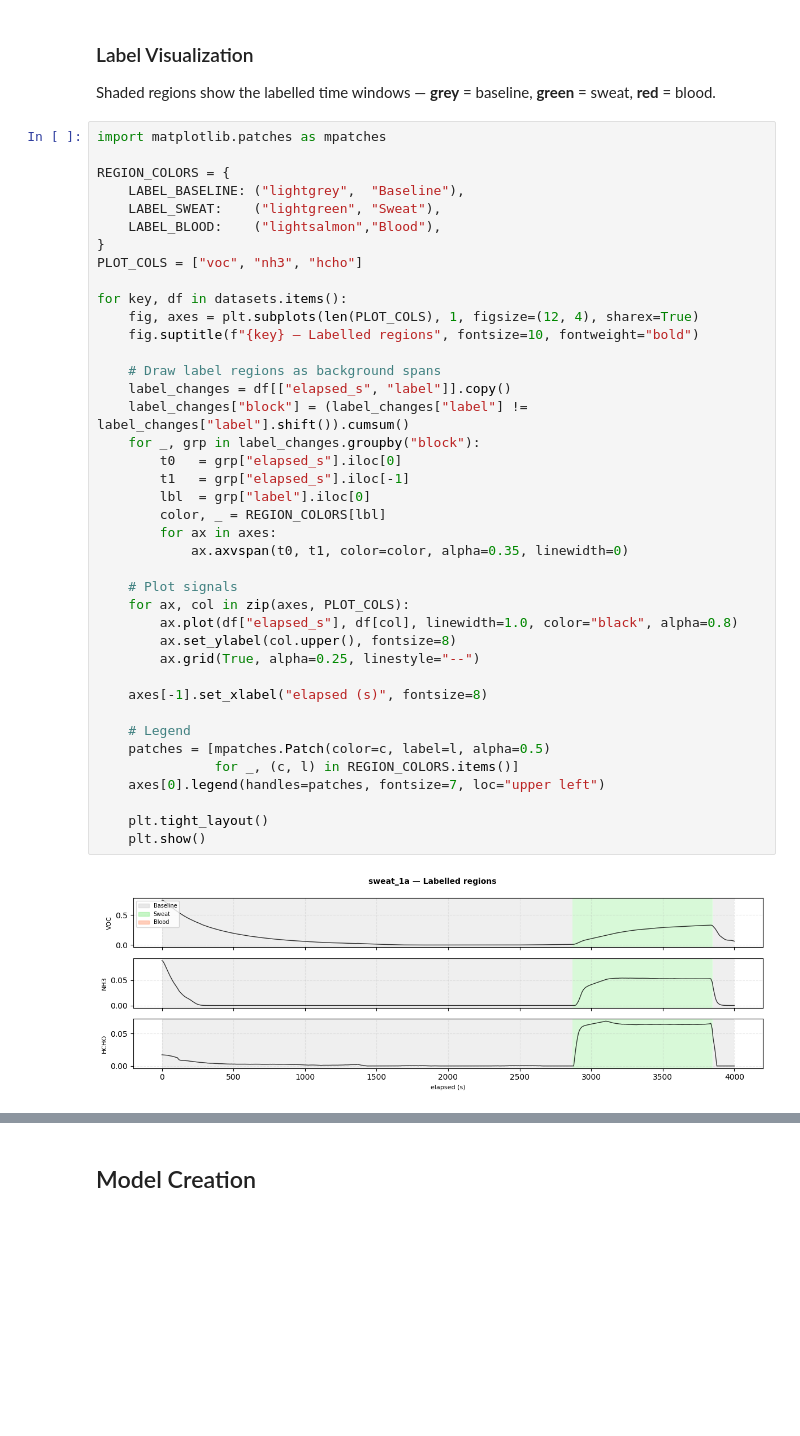
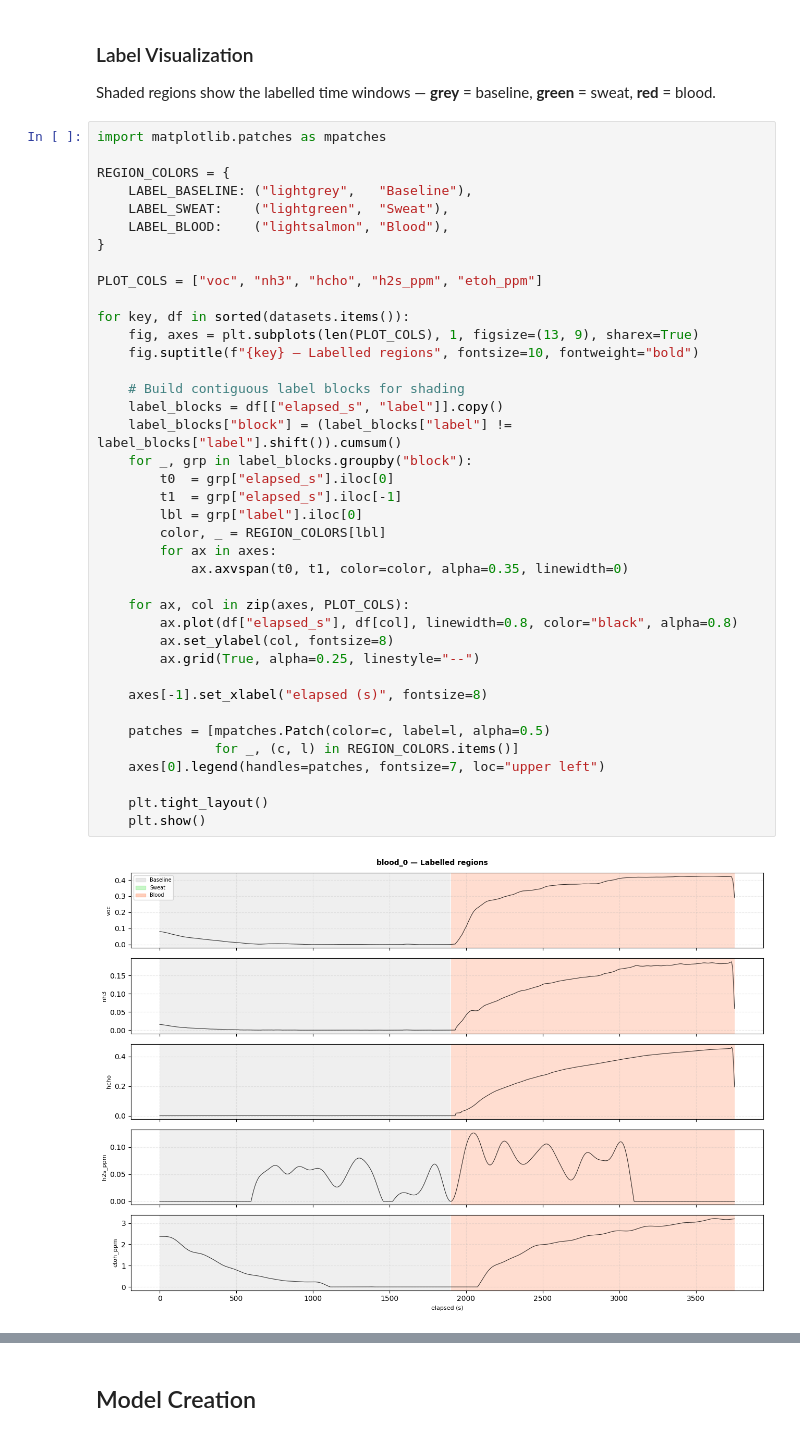
Before and after one commit to brenthoang12/gas-injury-detection, a Jupyter notebook: experiment-data-clean/combined.ipynb, the cells around one changed output, grey strips where cells are left out. Cells and saved outputs as stored; diff of their text form; blank space fills up the shorter version.

```diff
--- a/experiment-data-clean/combined.ipynb
+++ b/experiment-data-clean/combined.ipynb
@@ -174,42 +278,41 @@ Shaded regions show the labelled time windows — **grey** = baseline, **green**
 # %%
 import matplotlib.patches as mpatches
 
 REGION_COLORS = {
-    LABEL_BASELINE: ("lightgrey",  "Baseline"),
-    LABEL_SWEAT:    ("lightgreen", "Sweat"),
-    LABEL_BLOOD:    ("lightsalmon","Blood"),
+    LABEL_BASELINE: ("lightgrey",   "Baseline"),
+    LABEL_SWEAT:    ("lightgreen",  "Sweat"),
+    LABEL_BLOOD:    ("lightsalmon", "Blood"),
 }
-PLOT_COLS = ["voc", "nh3", "hcho"]
 
-for key, df in datasets.items():
-    fig, axes = plt.subplots(len(PLOT_COLS), 1, figsize=(12, 4), sharex=True)
+PLOT_COLS = ["voc", "nh3", "hcho", "h2s_ppm", "etoh_ppm"]
+
+for key, df in sorted(datasets.items()):
+    fig, axes = plt.subplots(len(PLOT_COLS), 1, figsize=(13, 9), sharex=True)
     fig.suptitle(f"{key} — Labelled regions", fontsize=10, fontweight="bold")
 
-    # Draw label regions as background spans
-    label_changes = df[["elapsed_s", "label"]].copy()
-    label_changes["block"] = (label_changes["label"] != label_changes["label"].shift()).cumsum()
-    for _, grp in label_changes.groupby("block"):
-        t0   = grp["elapsed_s"].iloc[0]
-        t1   = grp["elapsed_s"].iloc[-1]
-        lbl  = grp["label"].iloc[0]
+    # Build contiguous label blocks for shading
+    label_blocks = df[["elapsed_s", "label"]].copy()
+    label_blocks["block"] = (label_blocks["label"] != label_blocks["label"].shift()).cumsum()
+    for _, grp in label_blocks.groupby("block"):
+        t0  = grp["elapsed_s"].iloc[0]
+        t1  = grp["elapsed_s"].iloc[-1]
+        lbl = grp["label"].iloc[0]
         color, _ = REGION_COLORS[lbl]
         for ax in axes:
             ax.axvspan(t0, t1, color=color, alpha=0.35, linewidth=0)
 
-    # Plot signals
     for ax, col in zip(axes, PLOT_COLS):
-        ax.plot(df["elapsed_s"], df[col], linewidth=1.0, color="black", alpha=0.8)
-        ax.set_ylabel(col.upper(), fontsize=8)
+        ax.plot(df["elapsed_s"], df[col], linewidth=0.8, color="black", alpha=0.8)
+        ax.set_ylabel(col, fontsize=8)
         ax.grid(True, alpha=0.25, linestyle="--")
 
     axes[-1].set_xlabel("elapsed (s)", fontsize=8)
 
-    # Legend
     patches = [mpatches.Patch(color=c, label=l, alpha=0.5)
                for _, (c, l) in REGION_COLORS.items()]
     axes[0].legend(handles=patches, fontsize=7, loc="upper left")
 
     plt.tight_layout()
     plt.show()
 # %% [output]
-[figure, old version]
+[figure, new version]
```
Also changed, not shown: parts of 8 cells of this notebook, 37 other files.
